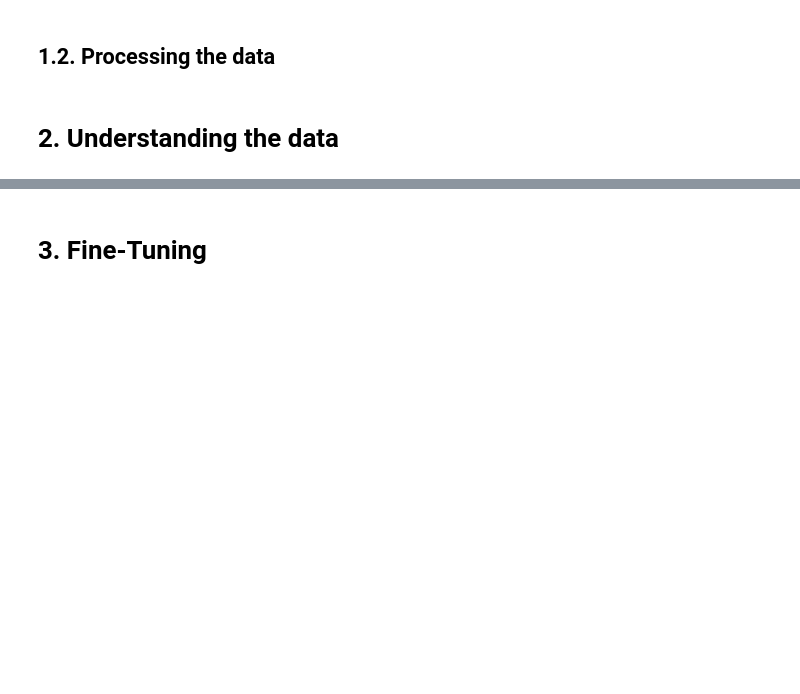
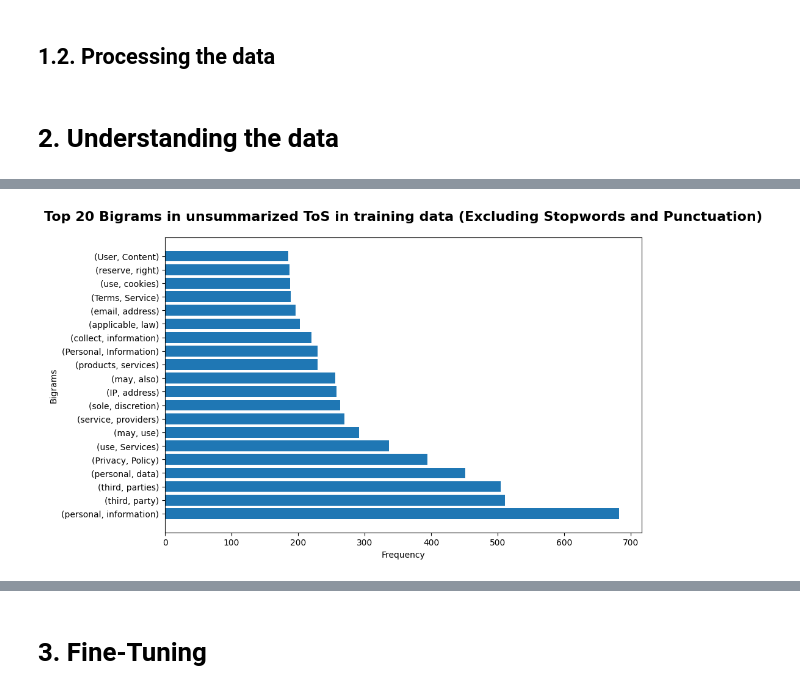
Before and after one commit to EmreYY20/ToS-Simplification, a Jupyter notebook: ToS_Summarization.ipynb, the cells around one changed output, grey strips where cells are left out. Drawn from its saved outputs; the diff is of its cells as text; code cells hidden in the pictures; blank space fills up the shorter version.

```diff
--- a/ToS_Summarization.ipynb
+++ b/ToS_Summarization.ipynb
@@ -160,0 +298,38 @@ df.to_json('data/dataset.json', orient='records', lines=True)
+# %%
+from nltk.util import bigrams
+
+# Load the stopwords
+stop_words = set(stopwords.words('english'))
+
+# Tokenize the text in 'plain_text' column into words, excluding stopwords and punctuation
+tokens_plain = train_df['plain_text'].apply(lambda x: [word for word in word_tokenize(x) if word.lower() not in stop_words and word not in punctuation])
+
+# Create bigrams for each row
+bigrams_plain = tokens_plain.apply(lambda x: list(bigrams(x)))
+
+# Flatten the list of bigrams across all rows
+all_bigrams = [bigram for sublist in bigrams_plain for bigram in sublist]
+
+# Count the frequency of each bigram
+bigram_freq = Counter(all_bigrams)
+
+# Extract the bigram and frequency data
+bigrams, frequencies = zip(*bigram_freq.items())
+
+# Sort the bigrams and frequencies together by frequency in descending order
+sorted_bigrams, sorted_frequencies = zip(*sorted(zip(bigrams, frequencies), key=lambda x: x[1], reverse=True))
+
+# Flatten the sorted bigrams and frequencies and format bigrams as tuples separated by a comma
+sorted_bigrams_flat = [f"({', '.join(bigram)})" for bigram in sorted_bigrams]
+sorted_frequencies_flat = sorted_frequencies
+
+# Create a horizontal bar chart to visualize the top bigram frequencies
+plt.figure(figsize=(10, 6))
+plt.barh(range(len(sorted_bigrams_flat[:20])), sorted_frequencies_flat[:20], tick_label=sorted_bigrams_flat[:20])
+plt.xlabel("Frequency")
+plt.ylabel("Bigrams")
+plt.title("Top 20 Bigrams in unsummarized ToS in training data (Excluding Stopwords and Punctuation)", fontsize=16, fontweight='bold', pad=20)
+plt.tight_layout()
+plt.show()
+# %% [output]
+[figure, added]
```
Also changed, not shown: parts of 17 cells of this notebook.
